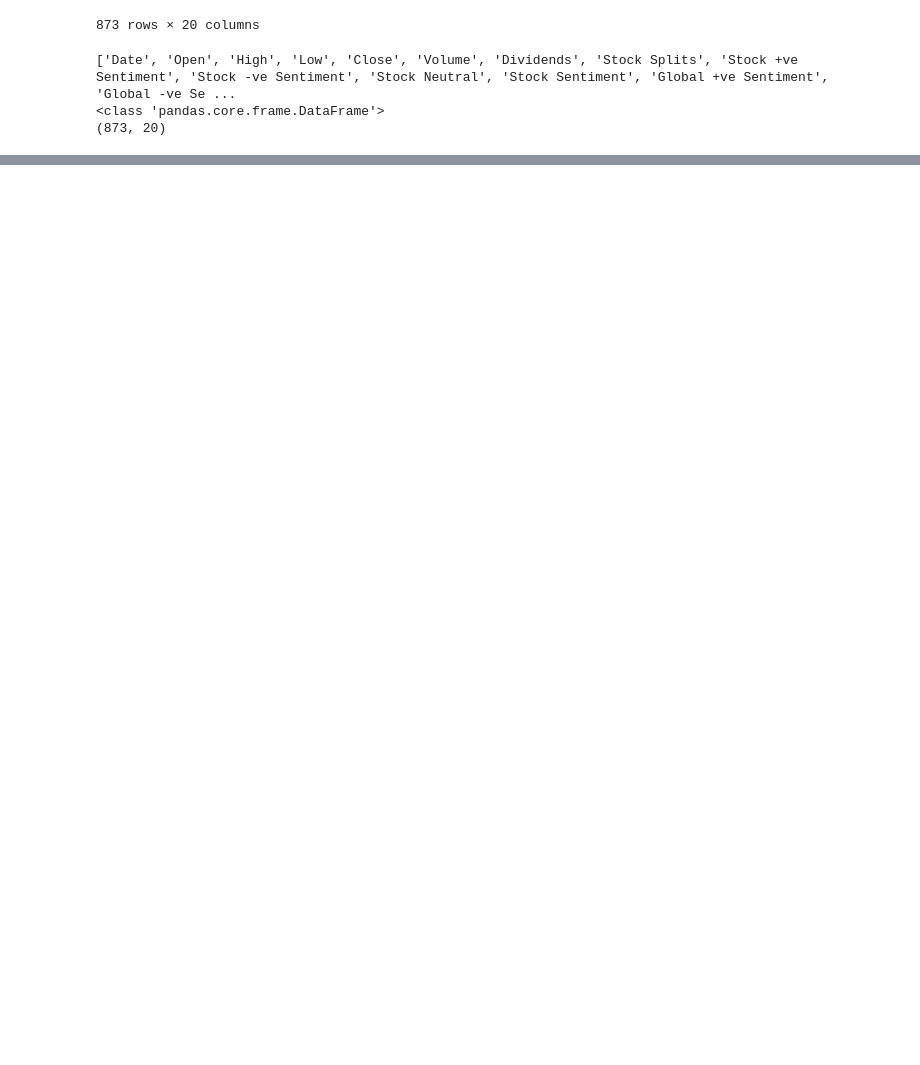
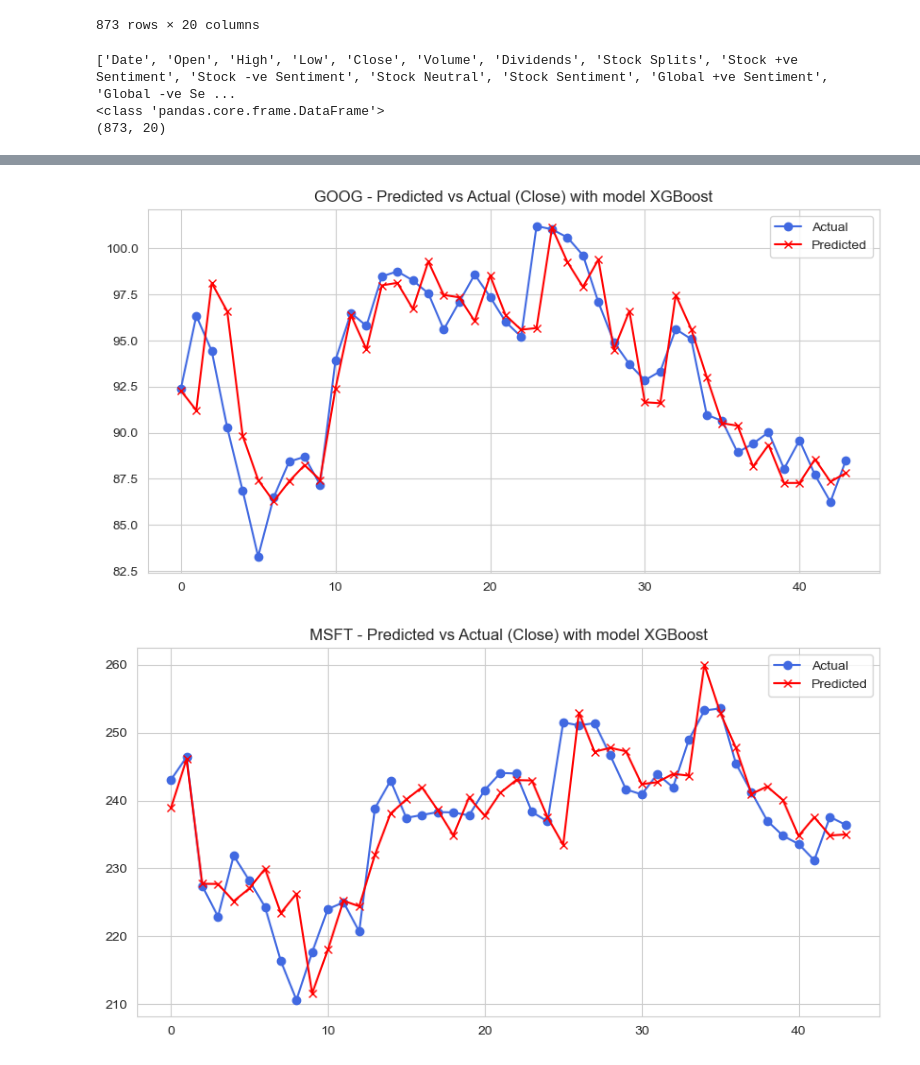
Before and after one commit to rishabhtyagi989/SIGNS_2024, a Jupyter notebook: stock_price_pred_xgb.ipynb, the cells around one changed output, grey strips where cells are left out. Cells and saved outputs as stored; diff of their text form; code cells hidden in the pictures; blank space fills up the shorter version.

Commit message:
XGBoost final

```diff
--- a/stock_price_pred_xgb.ipynb
+++ b/stock_price_pred_xgb.ipynb
@@ -342,0 +399,35 @@ weighted avg       0.36      0.36      0.35       111
+# %%
+def plot_preds(results, target , model):
+    for ticker, result in results.items():
+        plt.figure(figsize=(10, 5))
+        plt.plot(result[model]['y_test'].values, label='Actual', marker='o', color = "RoyalBlue")
+        plt.plot(result[model]['y_pred'], label='Predicted', marker='x' , color = "Red")
+        plt.title(f'{ticker} - Predicted vs Actual ({target}) with model {model}')
+        plt.legend()
+        plt.show()
+
+def plot_preds(results, target , model):
+    for ticker, result in results.items():
+        plt.figure(figsize=(10, 5))
+        plt.plot(result[model]['y_test'].values, label='Actual', marker='o', color = "RoyalBlue")
+        plt.plot(result[model]['y_pred'], label='Predicted', marker='x' , color = "Red")
+        plt.title(f'{ticker} - Predicted vs Actual ({target}) with model {model}')
+        plt.legend()
+        plt.show()
+# %%
+k = 1
+
+models = {
+    'Linear Regression': LinearRegression(),
+    'SVR': SVR(),
+    'k-Nearest Neighbours': KNeighborsRegressor(n_neighbors=10),
+    'Random Forest': RandomForestRegressor(n_estimators=100, criterion='squared_error', max_depth=5),
+    'ADABoost': AdaBoostRegressor(),
+    'GradientBoost': GradientBoostingRegressor(max_depth=5, n_estimators=500),
+    'XGBoost': XGBRegressor(n_estimators = 500, max_depth = 5, learning_rate = 0.1 )
+}
+
+Stock_features = ['Open', 'Volume', 'Stock Sentiment', 'News Sentiment']
+Stock_metrics = ['SMA', 'Close', 'PD']
+
+res1 = train_models(stock_data, Stock_features, Stock_metrics[k], models)
@@ -342,0 +452,8 @@ weighted avg       0.36      0.36      0.35       111
+# %%
+
+# plot_preds(res1, Stock_metrics[k], model='GradientBoost')
+plot_preds(res1, Stock_metrics[k], model='XGBoost')
+# plot_preds(res1, Stock_metrics[k], model='Random Forest')
+# %% [output]
+[figure, added]
+[figure, added]
```
Also changed, not shown: parts of 17 cells of this notebook.
